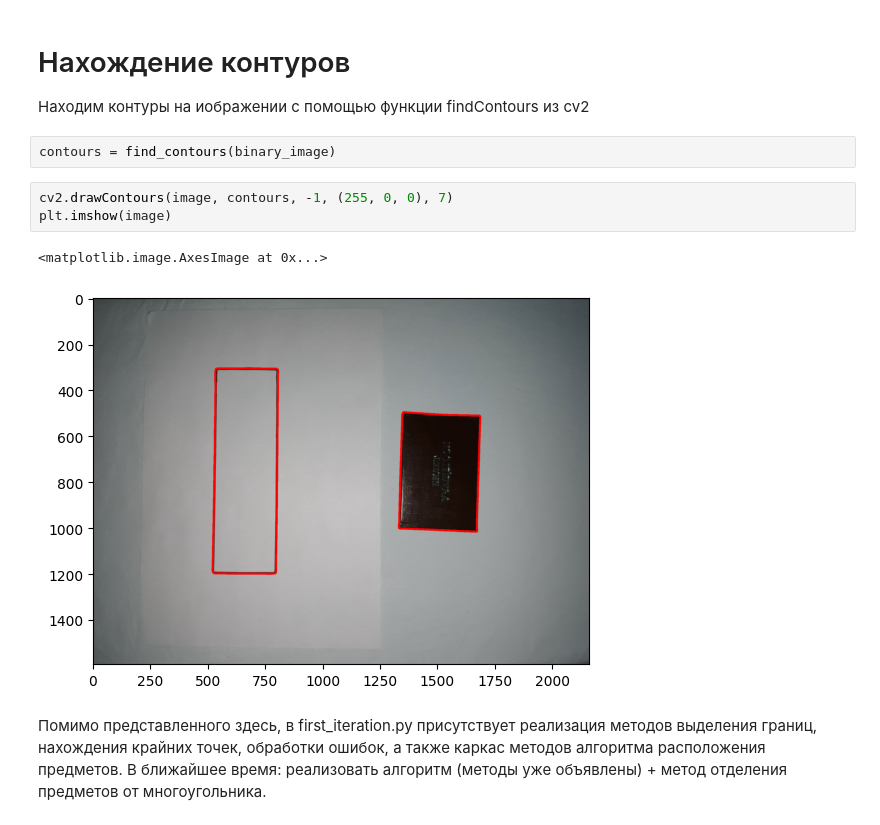
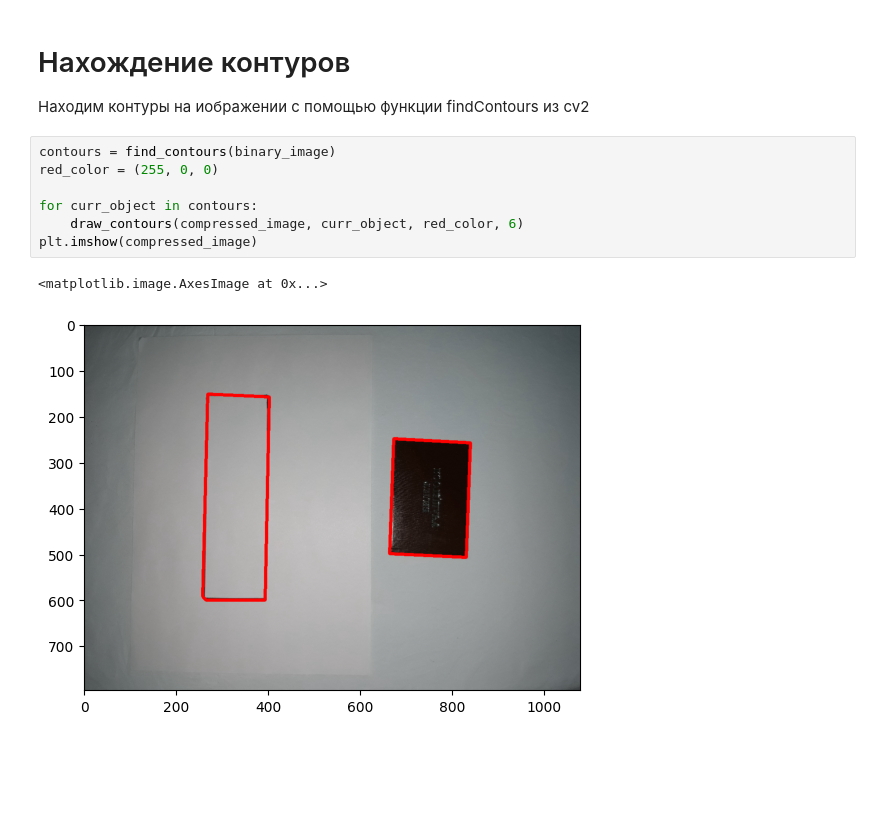
Before and after one commit to lyzhina/IntelligentPlacer, a Jupyter notebook: intelligent_placer_run.ipynb, the cells around one changed output. Saved outputs shown, nothing was run; the diff lists cells and outputs as text; blank space fills up the shorter version.

Commit message:
add the second iteration

```diff
--- a/intelligent_placer_run.ipynb
+++ b/intelligent_placer_run.ipynb
@@ -28,13 +27,13 @@ plt.imshow(binary_image)
 # %% [markdown]
 # Нахождение контуров
 Находим контуры на иображении с помощью функции findContours из cv2
-# %%
-contours = find_contours(binary_image)
-# %%
-cv2.drawContours(image, contours, -1, (255, 0, 0), 7)
-plt.imshow(image)
-# %% [output]
-<matplotlib.image.AxesImage at 0x...>
-[figure, removed]
-# %% [markdown]
-Помимо представленного здесь, в first_iteration.py присутствует реализация методов выделения границ, нахождения крайних точек, обработки ошибок, а также каркас методов алгоритма расположения предметов. В ближайшее время: реализовать алгоритм (методы уже объявлены) + метод отделения предметов от многоугольника.
+# %%
+contours = find_contours(binary_image)
+red_color = (255, 0, 0)
+
+for curr_object in contours:
+    draw_contours(compressed_image, curr_object, red_color, 6)
+plt.imshow(compressed_image)
+# %% [output]
+<matplotlib.image.AxesImage at 0x...>
+[figure, added]
```
Also changed, not shown: parts of 11 cells of this notebook, 2 other files.
